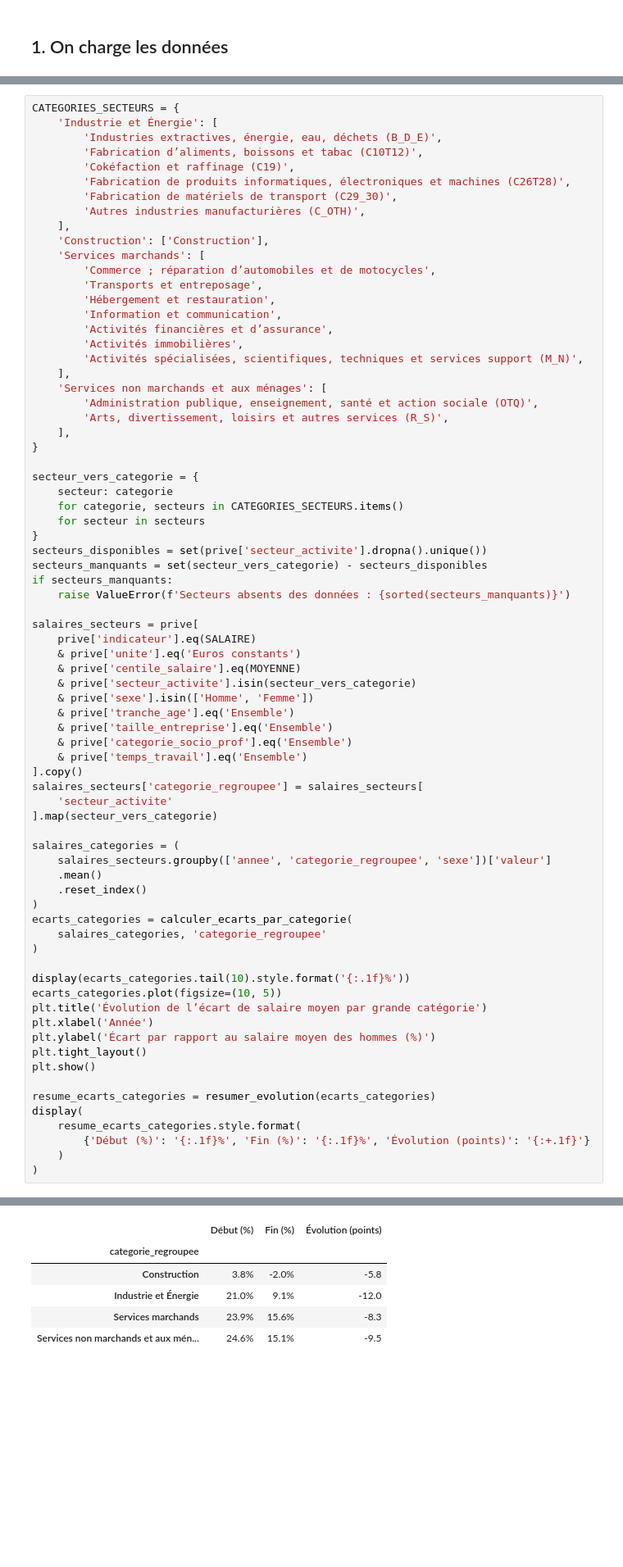
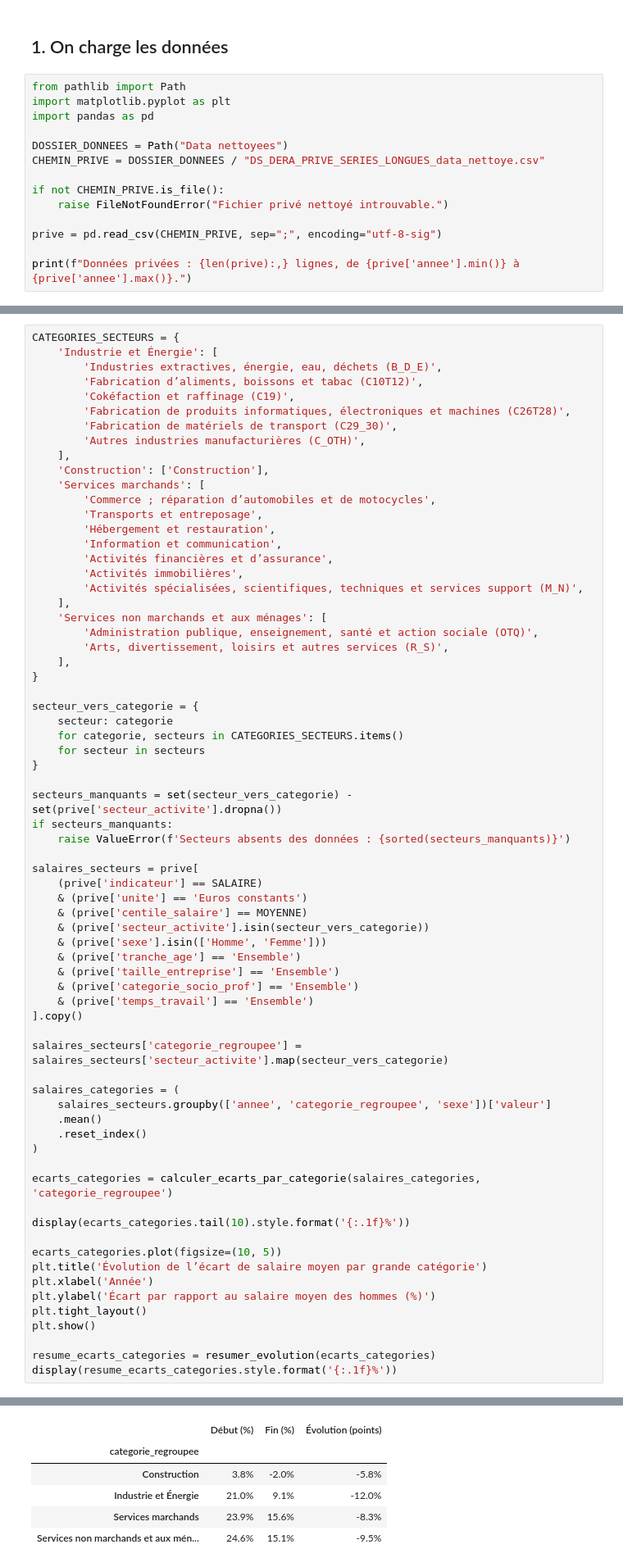
Before and after one commit to YanisY-stack/ProjetPython, a Jupyter notebook: Statistiques_descriptives.ipynb, the cells around one changed output, grey strips where cells are left out. Shown at 82% size. Drawn from its saved outputs; the diff is of its cells as text; blank space fills up the shorter version.

```diff
--- a/Statistiques_descriptives.ipynb
+++ b/Statistiques_descriptives.ipynb
@@ -6,3 +6,17 @@ On explore uniquement les données du secteur privé : salaires par secteur, sex
 **Avant de commencer :** lance d’abord `Nettoyage_donnees.ipynb`. Ce notebook lit les CSV dans `Data nettoyees/` et ne modifie aucun fichier.
 # %% [markdown]
 ## 1. On charge les données
+# %%
+from pathlib import Path
+import matplotlib.pyplot as plt
+import pandas as pd
+
+DOSSIER_DONNEES = Path("Data nettoyees")
+CHEMIN_PRIVE = DOSSIER_DONNEES / "DS_DERA_PRIVE_SERIES_LONGUES_data_nettoye.csv"
+
+if not CHEMIN_PRIVE.is_file():
+    raise FileNotFoundError("Fichier privé nettoyé introuvable.")
+
+prive = pd.read_csv(CHEMIN_PRIVE, sep=";", encoding="utf-8-sig")
+
+print(f"Données privées : {len(prive):,} lignes, de {prive['annee'].min()} à {prive['annee'].max()}.")
@@ -192,69 +178,64 @@ secteur_vers_categorie = {
     for categorie, secteurs in CATEGORIES_SECTEURS.items()
     for secteur in secteurs
 }
-secteurs_disponibles = set(prive['secteur_activite'].dropna().unique())
-secteurs_manquants = set(secteur_vers_categorie) - secteurs_disponibles
+
+secteurs_manquants = set(secteur_vers_categorie) - set(prive['secteur_activite'].dropna())
 if secteurs_manquants:
     raise ValueError(f'Secteurs absents des données : {sorted(secteurs_manquants)}')
 
 salaires_secteurs = prive[
-    prive['indicateur'].eq(SALAIRE)
-    & prive['unite'].eq('Euros constants')
-    & prive['centile_salaire'].eq(MOYENNE)
-    & prive['secteur_activite'].isin(secteur_vers_categorie)
-    & prive['sexe'].isin(['Homme', 'Femme'])
-    & prive['tranche_age'].eq('Ensemble')
-    & prive['taille_entreprise'].eq('Ensemble')
-    & prive['categorie_socio_prof'].eq('Ensemble')
-    & prive['temps_travail'].eq('Ensemble')
+    (prive['indicateur'] == SALAIRE)
+    & (prive['unite'] == 'Euros constants')
+    & (prive['centile_salaire'] == MOYENNE)
+    & (prive['secteur_activite'].isin(secteur_vers_categorie))
+    & (prive['sexe'].isin(['Homme', 'Femme']))
+    & (prive['tranche_age'] == 'Ensemble')
+    & (prive['taille_entreprise'] == 'Ensemble')
+    & (prive['categorie_socio_prof'] == 'Ensemble')
+    & (prive['temps_travail'] == 'Ensemble')
 ].copy()
-salaires_secteurs['categorie_regroupee'] = salaires_secteurs[
-    'secteur_activite'
-].map(secteur_vers_categorie)
+
+salaires_secteurs['categorie_regroupee'] = salaires_secteurs['secteur_activite'].map(secteur_vers_categorie)
 
 salaires_categories = (
     salaires_secteurs.groupby(['annee', 'categorie_regroupee', 'sexe'])['valeur']
     .mean()
     .reset_index()
 )
-ecarts_categories = calculer_ecarts_par_categorie(
-    salaires_categories, 'categorie_regroupee'
-)
+
+ecarts_categories = calculer_ecarts_par_categorie(salaires_categories, 'categorie_regroupee')
 
 display(ecarts_categories.tail(10).style.format('{:.1f}%'))
+
 ecarts_categories.plot(figsize=(10, 5))
 plt.title('Évolution de l’écart de salaire moyen par grande catégorie')
 plt.xlabel('Année')
 plt.ylabel('Écart par rapport au salaire moyen des hommes (%)')
 plt.tight_layout()
 plt.show()
 
 resume_ecarts_categories = resumer_evolution(ecarts_categories)
-display(
-    resume_ecarts_categories.style.format(
-        {'Début (%)': '{:.1f}%', 'Fin (%)': '{:.1f}%', 'Évolution (points)': '{:+.1f}'}
-    )
-)
+display(resume_ecarts_categories.style.format('{:.1f}%'))
 # %% [output]
 | categorie_regroupee | Construction | Industrie et Énergie | Services marchands | Services non marchands et aux mén... |
 | annee |  |  |  |  |
 | 2015 | -1.3% | 13.4% | 19.9% | 20.1% |
 | 2016 | -1.1% | 12.8% | 19.4% | 18.8% |
 | 2017 | -1.6% | 11.7% | 18.9% | 19.0% |
 | 2018 | -2.1% | 11.8% | 18.5% | 18.5% |
 | 2019 | -2.2% | 11.0% | 17.4% | 19.2% |
 | 2020 | -1.9% | 10.5% | 17.0% | 16.3% |
 | 2021 | -1.7% | 10.4% | 17.1% | 17.6% |
 | 2022 | -2.0% | 10.0% | 16.7% | 17.1% |
 | 2023 | -2.1% | 9.6% | 16.0% | 16.1% |
 | 2024 | -2.0% | 9.1% | 15.6% | 15.1% |
 [figure]
 |  | Début (%) | Fin (%) | Évolution (points) |
 | categorie_regroupee |  |  |  |
-| Construction | 3.8% | -2.0% | -5.8 |
-| Industrie et Énergie | 21.0% | 9.1% | -12.0 |
-| Services marchands | 23.9% | 15.6% | -8.3 |
-| Services non marchands et aux mén... | 24.6% | 15.1% | -9.5 |
+| Construction | 3.8% | -2.0% | -5.8% |
+| Industrie et Énergie | 21.0% | 9.1% | -12.0% |
+| Services marchands | 23.9% | 15.6% | -8.3% |
+| Services non marchands et aux mén... | 24.6% | 15.1% | -9.5% |
 # %% [markdown]
 ### Même écart par catégorie socioprofessionnelle
 
```
Also changed, not shown: parts of 6 cells of this notebook, 1 other file.
